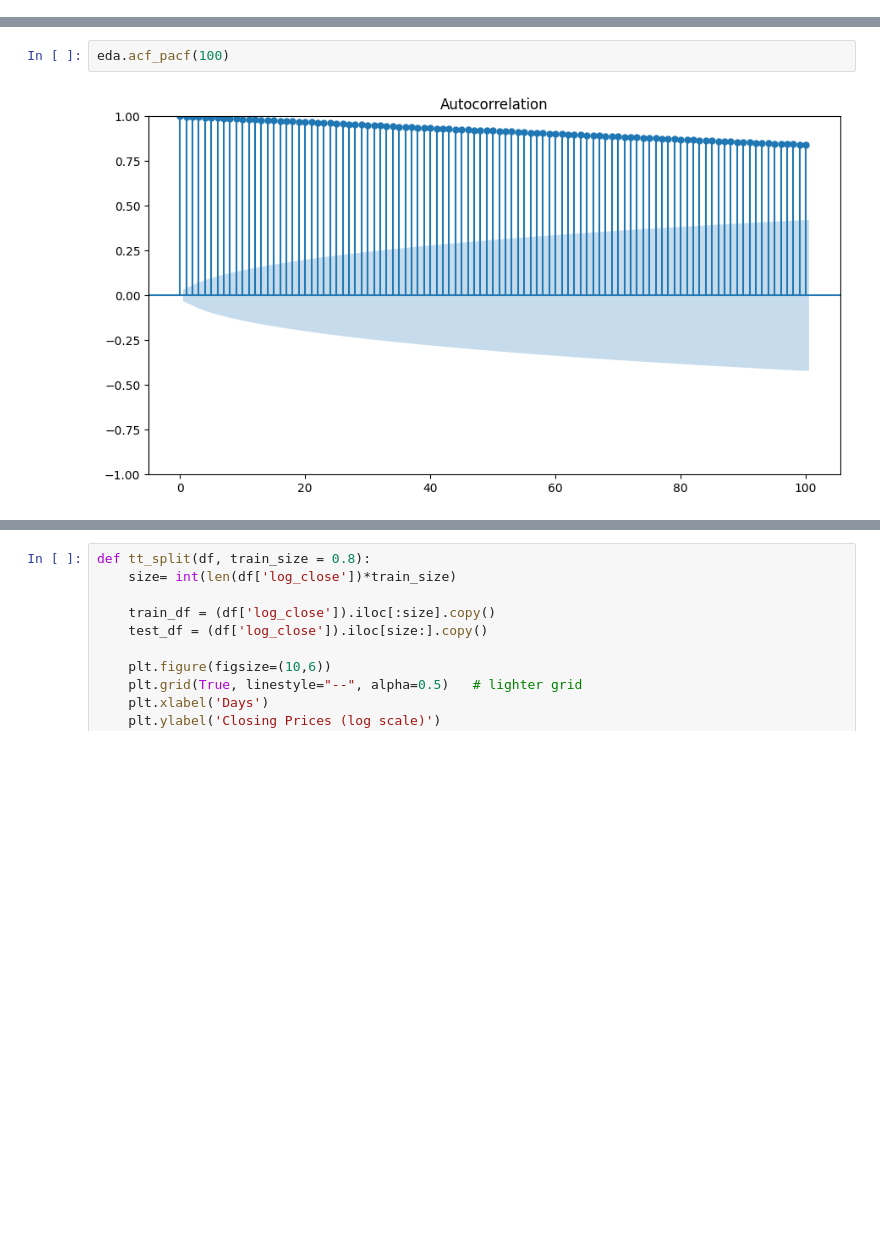
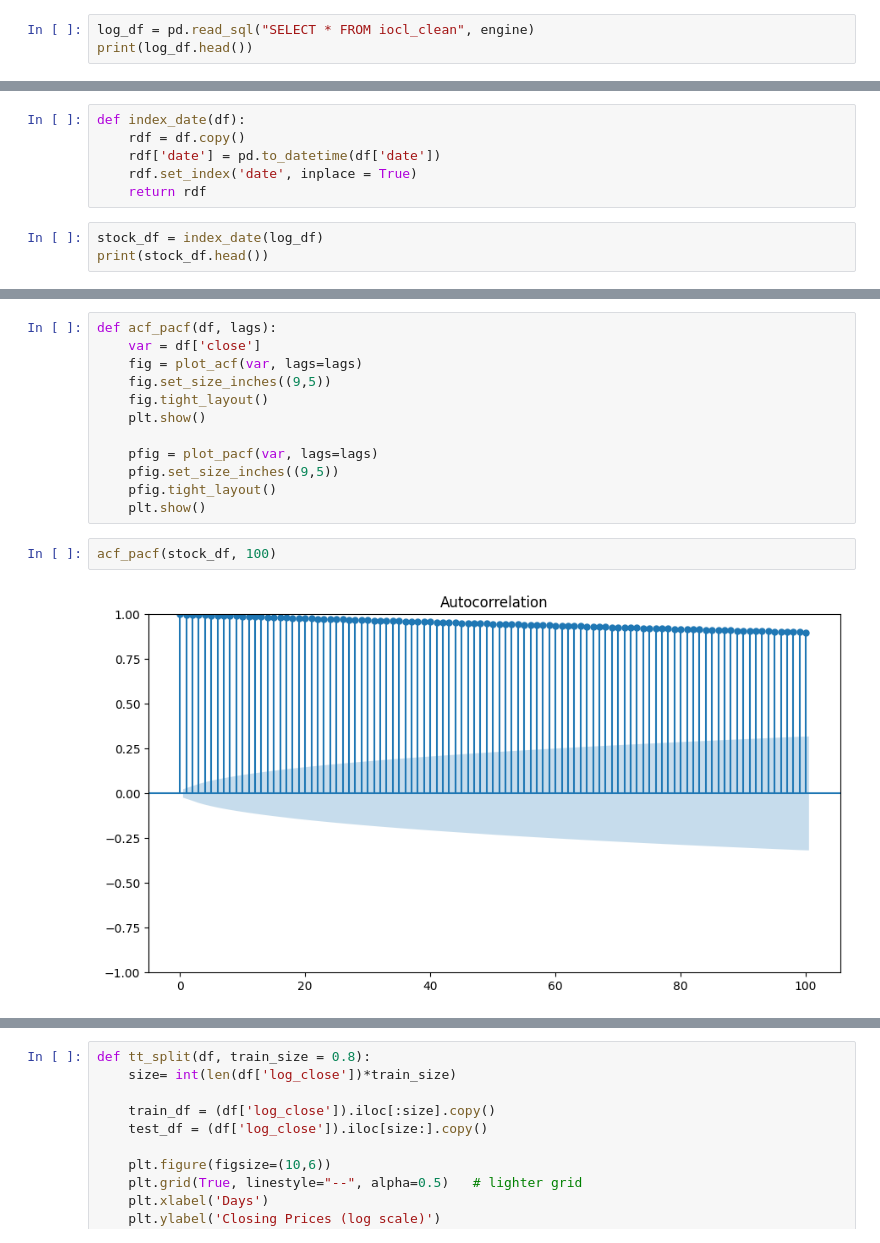
Before and after one commit to echobon-amjith/stock-price-prediction, a Jupyter notebook: notebooks/experiments.ipynb, the cells around one changed output, grey strips where cells are left out. Cells and saved outputs as stored; diff of their text form; blank space fills up the shorter version.

```diff
--- a/notebooks/experiments.ipynb
+++ b/notebooks/experiments.ipynb
@@ -29,0 +39,3 @@ stock_df.head()
+# %%
+log_df = pd.read_sql("SELECT * FROM iocl_clean", engine)
+print(log_df.head())
@@ -29,0 +49,9 @@ stock_df.head()
+# %%
+def index_date(df):
+    rdf = df.copy()
+    rdf['date'] = pd.to_datetime(df['date'])
+    rdf.set_index('date', inplace = True)
+    return rdf
+# %%
+stock_df = index_date(log_df)
+print(stock_df.head())
@@ -36,4 +76,16 @@ eda.decomposition()
+# %%
+def acf_pacf(df, lags):
+    var = df['close']
+    fig = plot_acf(var, lags=lags)
+    fig.set_size_inches((9,5))
+    fig.tight_layout()
+    plt.show()
+
+    pfig = plot_pacf(var, lags=lags)
+    pfig.set_size_inches((9,5))
+    pfig.tight_layout()
+    plt.show()
 # %%
-eda.acf_pacf(100)
+acf_pacf(stock_df, 100)
 # %% [output]
-[figure, old version]
+[figure, new version]
```
Also changed, not shown: parts of 12 cells of this notebook, 15 other files.
